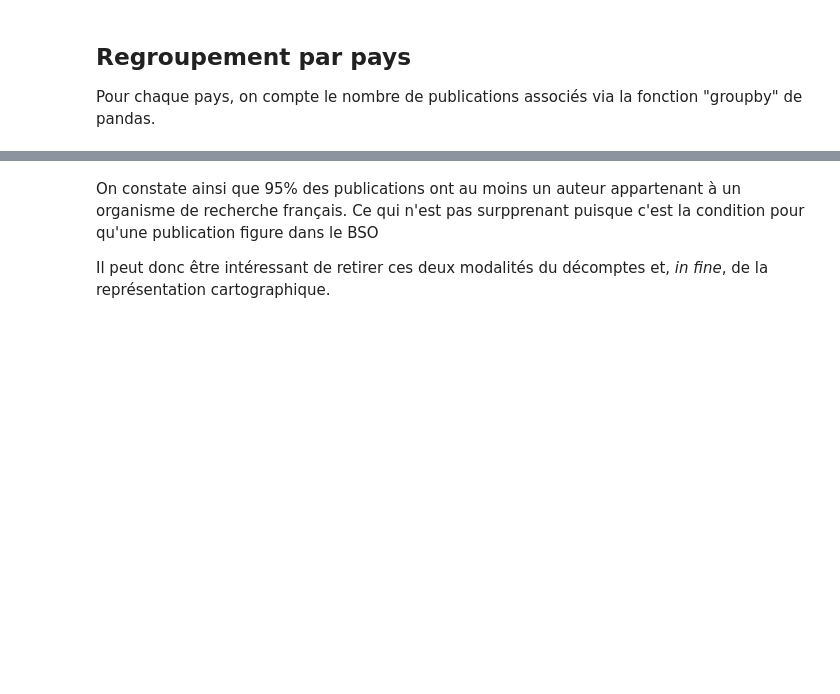
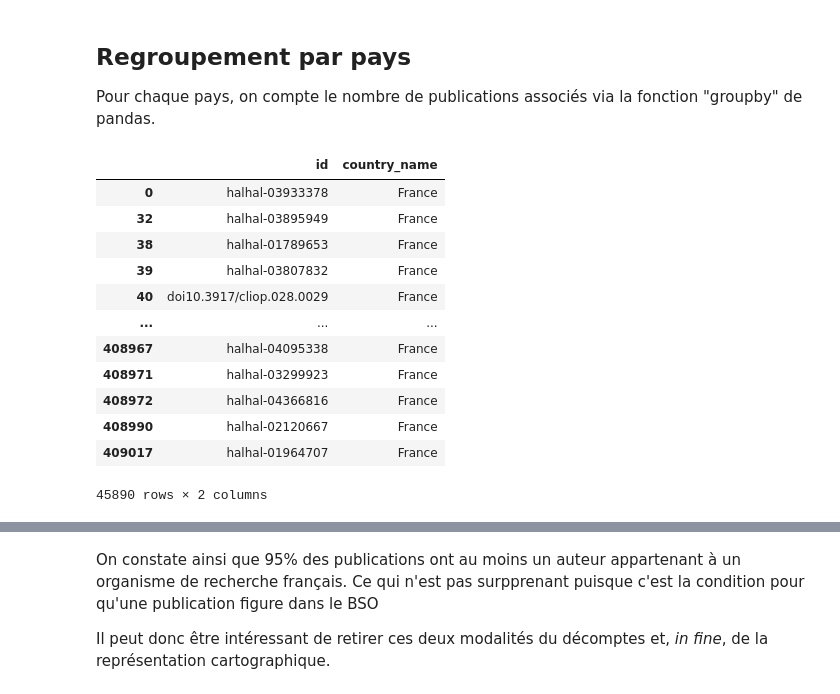
Before and after one commit to luneauaymeric/bso_p8, a Jupyter notebook: 1_data_analysis_and_vis/geographic_analyse/countries_coauthor.ipynb, the cells around one changed output, grey strips where cells are left out. Saved outputs shown, nothing was run; the diff lists cells and outputs as text; code cells hidden in the pictures; blank space fills up the shorter version.

```diff
--- a/1_data_analysis_and_vis/geographic_analyse/countries_coauthor.ipynb
+++ b/1_data_analysis_and_vis/geographic_analyse/countries_coauthor.ipynb
@@ -64,6 +75,20 @@ df0
 Pour chaque pays, on compte le nombre de publications associés via la fonction "groupby" de pandas.
 # %%
 df_country = df0[["id","country_name",]].drop_duplicates()
-df_country
+df_country.groupby(["id"]
+# %% [output]
+|  | id | country_name |
+| 0 | halhal-03933378 | France |
+| 32 | halhal-03895949 | France |
+| 38 | halhal-01789653 | France |
+| 39 | halhal-03807832 | France |
+| 40 | doi10.3917/cliop.028.0029 | France |
+| ... | ... | ... |
+| 408967 | halhal-04095338 | France |
+| 408971 | halhal-03299923 | France |
+| 408972 | halhal-04366816 | France |
+| 408990 | halhal-02120667 | France |
+| 409017 | halhal-01964707 | France |
+45890 rows × 2 columns
 # %%
 freq_country = df_country.groupby(["country_name"]).agg(nb=("id","size")).sort_values("nb", ascending= False).reset_index()
```
Also changed, not shown: parts of 13 cells of this notebook, 1 other file.
